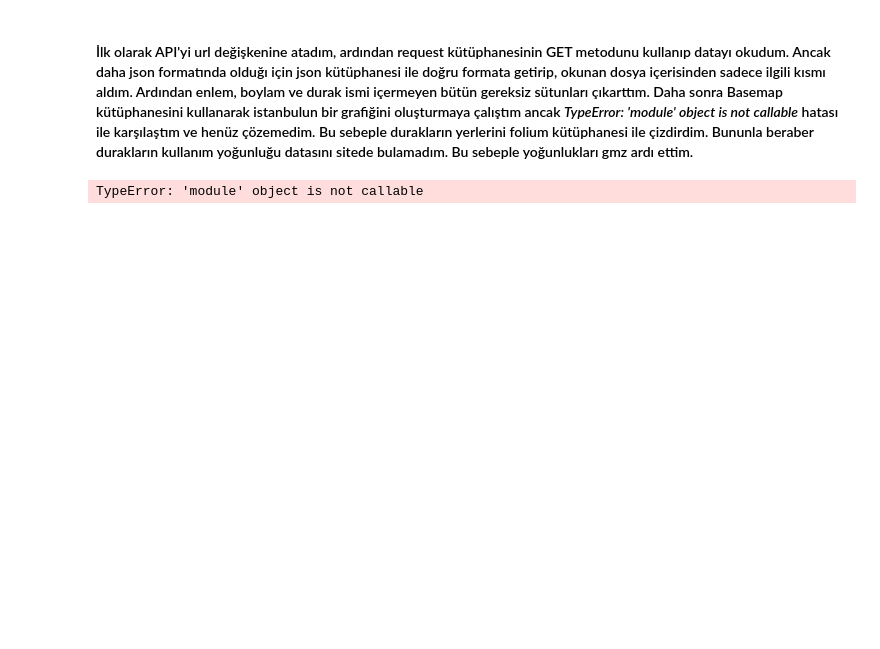
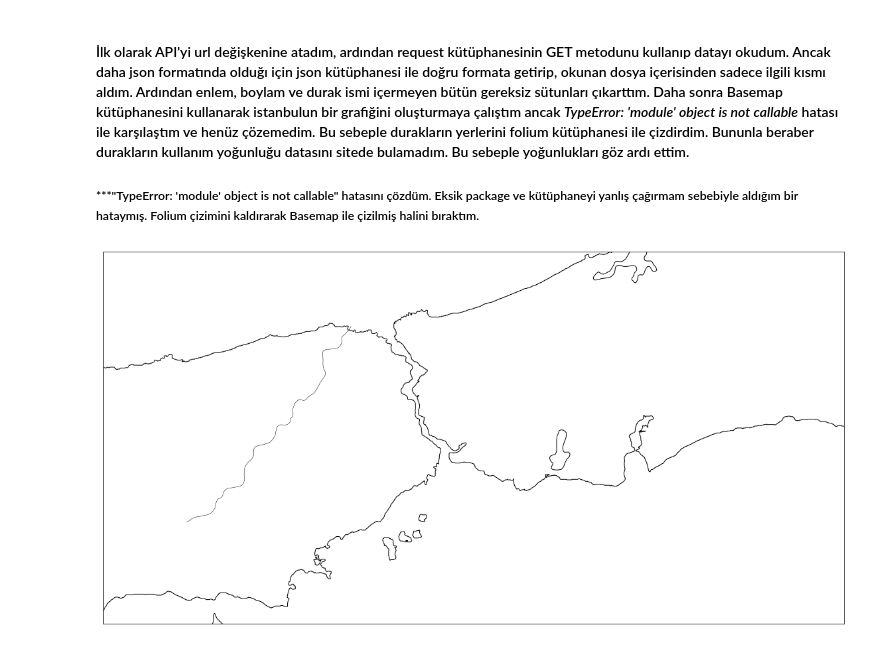
Before and after one commit to Lambd4Velorum/StatisticalDataAnalysis, a Jupyter notebook: Soru5.ipynb, the cells around one changed output. Saved outputs shown, nothing was run; the diff lists cells and outputs as text; code cells hidden in the pictures; blank space fills up the shorter version.

Commit message:
Basemap'in hatası düzeltildi ve grafik Folium yerine Basemap ile çizildi.

```diff
--- a/Soru5.ipynb
+++ b/Soru5.ipynb
@@ -1,3 +1,5 @@
 # %% [markdown]
-#### İlk olarak API'yi url değişkenine atadım, ardından request kütüphanesinin GET metodunu kullanıp datayı okudum. Ancak daha json formatında olduğı için json kütüphanesi ile doğru formata getirip, okunan dosya içerisinden sadece ilgili kısmı aldım. Ardından enlem, boylam ve durak ismi içermeyen bütün gereksiz sütunları çıkarttım. Daha sonra Basemap kütüphanesini kullanarak istanbulun bir grafiğini oluşturmaya çalıştım ancak *TypeError: 'module' object is not callable* hatası ile karşılaştım ve henüz çözemedim. Bu sebeple durakların yerlerini folium kütüphanesi ile çizdirdim. Bununla beraber durakların kullanım yoğunluğu datasını sitede bulamadım. Bu sebeple yoğunlukları gmz ardı ettim.
+#### İlk olarak API'yi url değişkenine atadım, ardından request kütüphanesinin GET metodunu kullanıp datayı okudum. Ancak daha json formatında olduğı için json kütüphanesi ile doğru formata getirip, okunan dosya içerisinden sadece ilgili kısmı aldım. Ardından enlem, boylam ve durak ismi içermeyen bütün gereksiz sütunları çıkarttım. Daha sonra Basemap kütüphanesini kullanarak istanbulun bir grafiğini oluşturmaya çalıştım ancak *TypeError: 'module' object is not callable* hatası ile karşılaştım ve henüz çözemedim. Bu sebeple durakların yerlerini folium kütüphanesi ile çizdirdim. Bununla beraber durakların kullanım yoğunluğu datasını sitede bulamadım. Bu sebeple yoğunlukları göz ardı ettim.
+
+##### ***"TypeError: 'module' object is not callable" hatasını çözdüm. Eksik package ve kütüphaneyi yanlış çağırmam sebebiyle aldığım bir hataymış. Folium çizimini kaldırarak Basemap ile çizilmiş halini bıraktım.
 # %%
@@ -25,19 +27,19 @@ df = veriseti.drop(veriseti.columns[[0,1,2,4,7,8,9,10,11,12]], axis=1)
 df['stop_lat'] = pd.to_numeric(df['stop_lat'])
 df['stop_lon'] = pd.to_numeric(df['stop_lon'])
 # %%
-m=Basemap(projection='merc',
-           llcrnrlat=39.9,
-           urcrnrlat=41.3,
-           llcrnrlon=28.9,
-           urcrnrlon=28.1,
+m = Basemap(projection='merc',
+           llcrnrlat=40.725,
+           urcrnrlat=41.353,
+           llcrnrlon=29.760,
+           urcrnrlon=28.105,
            resolution='f')
 
 fig = plt.figure(figsize=(20,12))
 
 m.drawcoastlines()
 m.drawcountries(color='gray')
 m.drawrivers()
 plt.show()
 # %% [output]
-TypeError: 'module' object is not callable
+[figure, added]
 # %%
```
Also changed, not shown: parts of 2 cells of this notebook.
